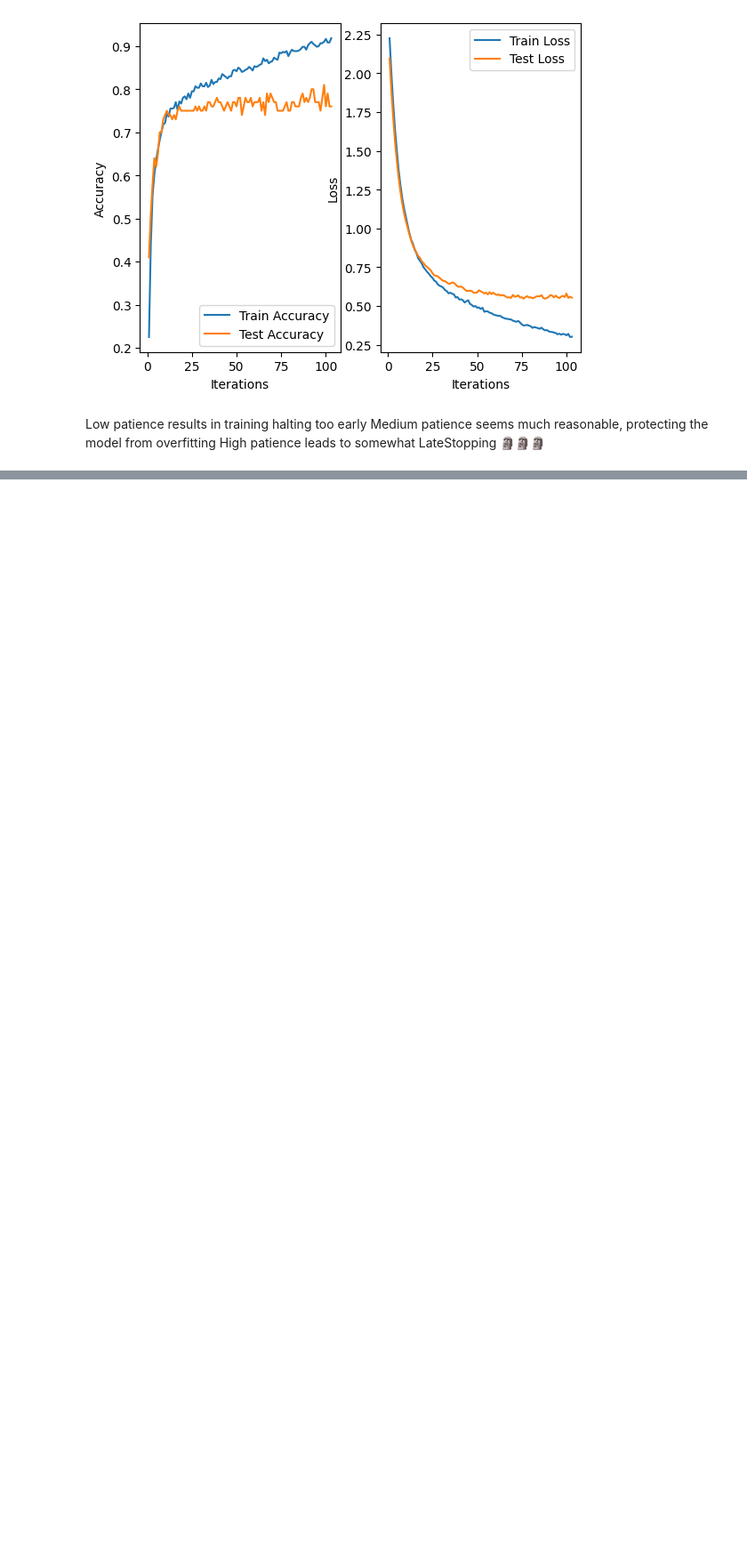
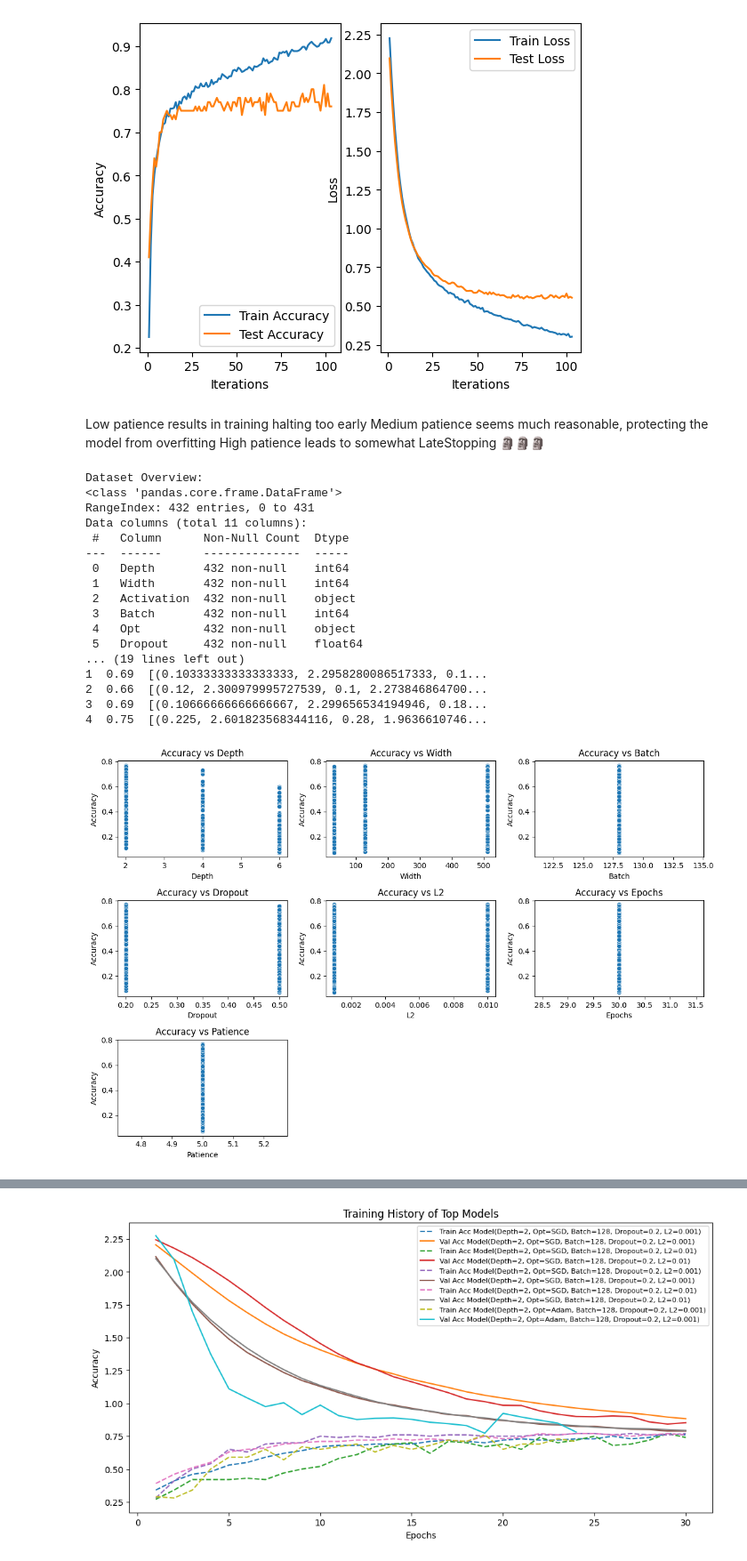
Before and after one commit to volodymyrkir/python_neural_nets, a Jupyter notebook: tasks/course_5/task_1.ipynb, the cells around one changed output, grey strips where cells are left out. Shown at 89% size. Saved outputs shown, nothing was run; the diff lists cells and outputs as text; code cells hidden in the pictures; blank space fills up the shorter version.

```diff
--- a/tasks/course_5/task_1.ipynb
+++ b/tasks/course_5/task_1.ipynb
@@ -349,3 +350,69 @@ for patience in [2, 5, 15]:
 Low patience results in training halting too early
 Medium patience seems much reasonable, protecting the model from overfitting
 High patience leads to somewhat LateStopping 🗿🗿🗿
+# %%
+df = pd.read_csv('data/c_5_lab_1_out.csv')
+
+numerical_cols = ['Depth', 'Width', 'Batch', 'Dropout', 'L2', 'Epochs', 'Patience']
+
+plt.figure(figsize=(12, 8))
+for i, col in enumerate(numerical_cols, 1):
+    plt.subplot(3, 3, i)
+    sns.scatterplot(x=df[col], y=df["Acc"])
+    plt.xlabel(col)
+    plt.ylabel("Accuracy")
+    plt.title(f"Accuracy vs {col}")
+
+plt.tight_layout()
+plt.show()
+
+categorical_cols = ["Activation", "Opt"]
+for col in categorical_cols:
+    plt.figure(figsize=(8, 5))
+    sns.boxplot(x=df[col], y=df["Acc"])
+    plt.xlabel(col)
+    plt.ylabel("Accuracy")
+    plt.title(f"Accuracy distribution for {col}")
+    plt.xticks(rotation=45)
+    plt.show()
+
+top_models = df.nlargest(5, 'Acc')
+
+plt.figure(figsize=(12, 6))
+for _, row in top_models.iterrows():
+    history = ast.literal_eval(row["History"])
+    epochs = list(range(1, len(history) + 1))
+
+    train_acc = [x[2] for x in history]
+    val_acc = [x[3] for x in history]
+
+    model_desc = (f"Model(Depth={row['Depth']}, Opt={row['Opt']}, "
+                  f"Batch={row['Batch']}, Dropout={row['Dropout']}, L2={row['L2']})")
+
+    plt.plot(epochs, train_acc, linestyle="--", label=f"Train Acc {model_desc}")
+    plt.plot(epochs, val_acc, label=f"Val Acc {model_desc}")
+
+plt.xlabel("Epochs")
+plt.ylabel("Accuracy")
+plt.title("Training History of Top Models")
+plt.legend(fontsize=8)
+plt.show()
+# %% [output]
+Dataset Overview:
+<class 'pandas.core.frame.DataFrame'>
+RangeIndex: 432 entries, 0 to 431
+Data columns (total 11 columns):
+ #   Column      Non-Null Count  Dtype
+---  ------      --------------  -----
+ 0   Depth       432 non-null    int64
+ 1   Width       432 non-null    int64
+ 2   Activation  432 non-null    object
+ 3   Batch       432 non-null    int64
+ 4   Opt         432 non-null    object
+ 5   Dropout     432 non-null    float64
+... (19 lines left out)
+1  0.69  [(0.10333333333333333, 2.2958280086517333, 0.1...
+2  0.66  [(0.12, 2.300979995727539, 0.1, 2.273846864700...
+3  0.69  [(0.10666666666666667, 2.299656534194946, 0.18...
+4  0.75  [(0.225, 2.601823568344116, 0.28, 1.9636610746...
+[figure, added]
@@ -351,0 +421 @@ High patience leads to somewhat LateStopping 🗿🗿🗿
+[figure, added]
```
Also changed, not shown: parts of 5 cells of this notebook, 1 other file.
